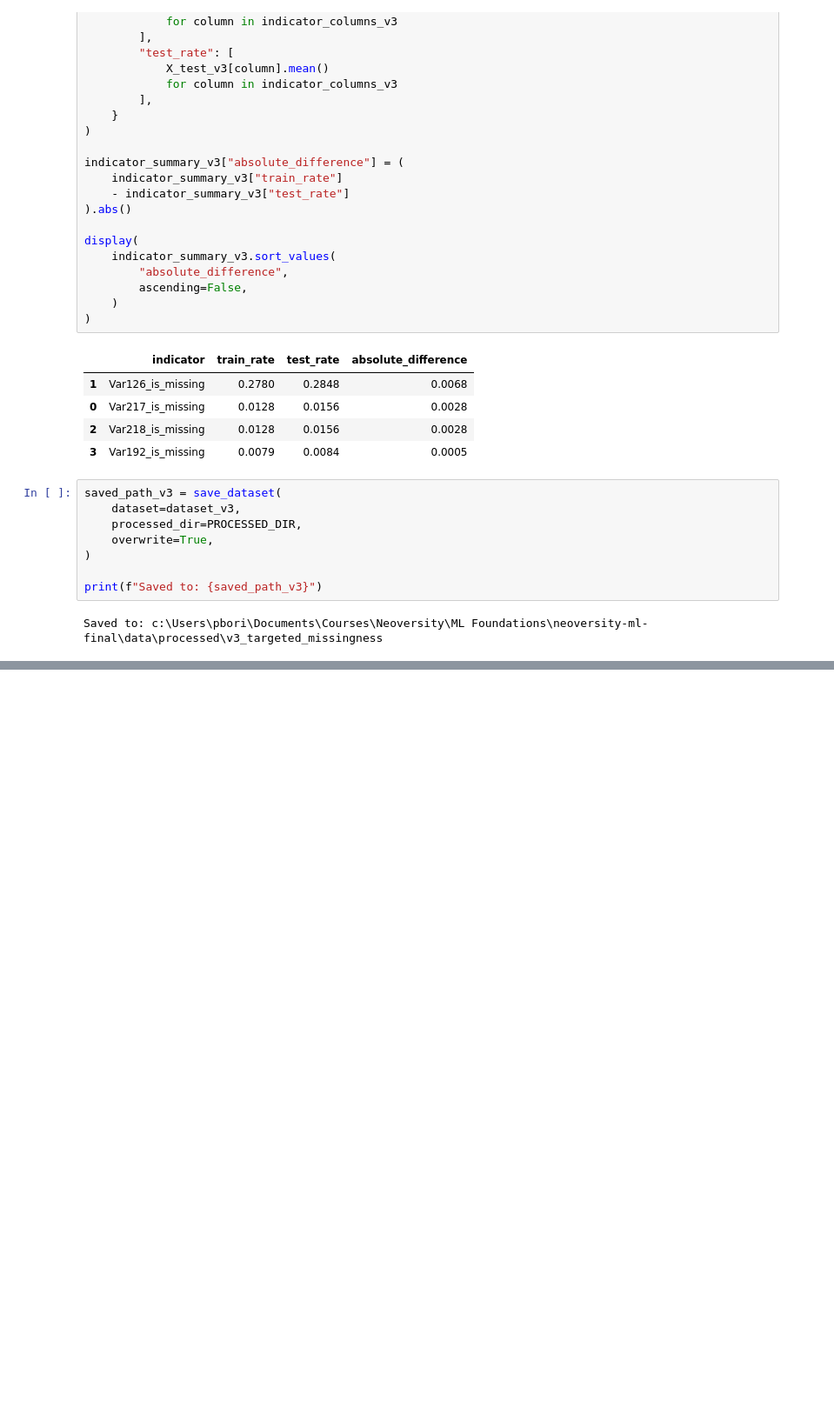
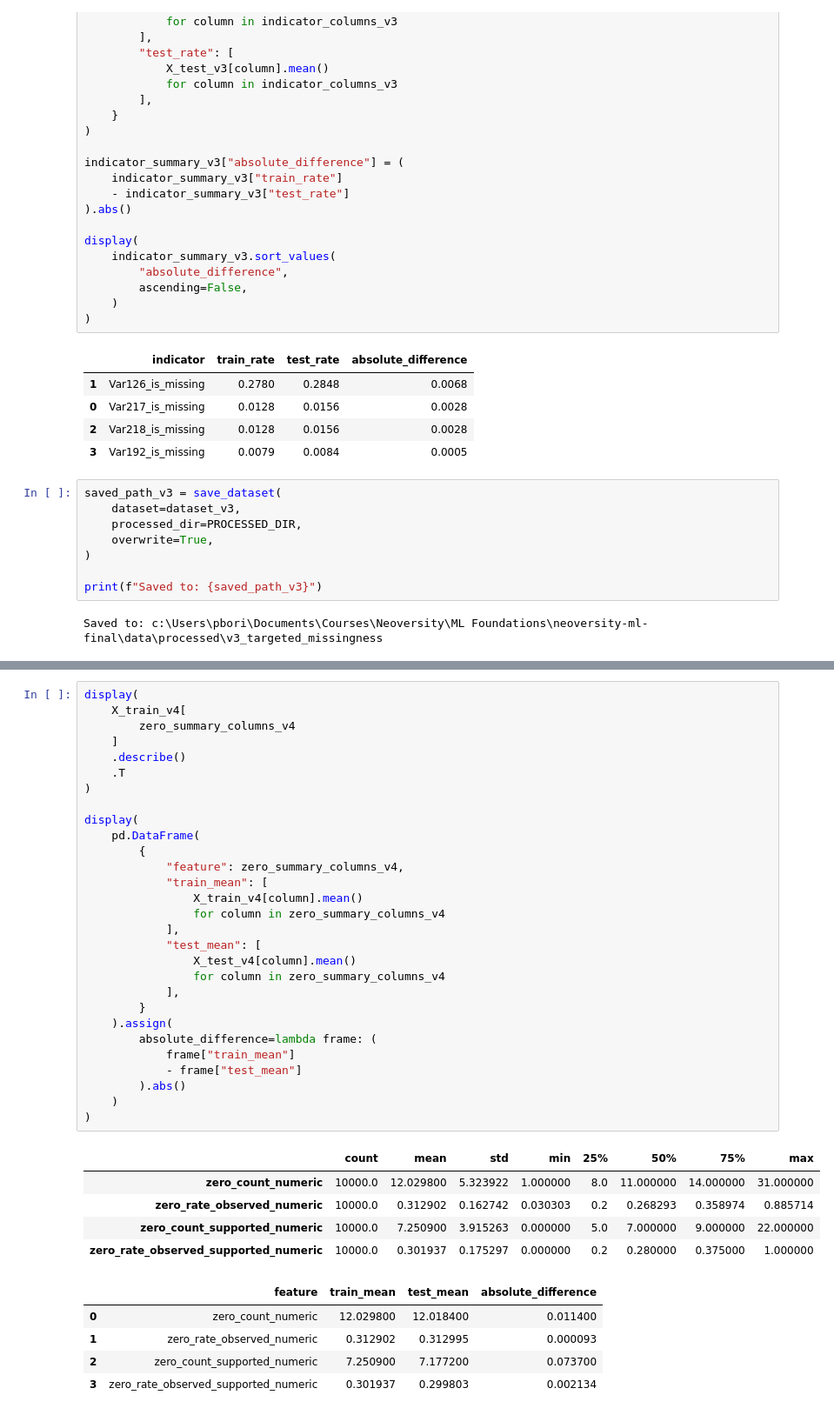
Before and after one commit to ayri77/neoversity-ml-final, a Jupyter notebook: notebooks/03_feature_engineering.ipynb, the cells around one changed output, grey strips where cells are left out. Shown at 87% size. Saved outputs shown, nothing was run; the diff lists cells and outputs as text; blank space fills up the shorter version.

```diff
--- a/notebooks/03_feature_engineering.ipynb
+++ b/notebooks/03_feature_engineering.ipynb
@@ -723,0 +1224,40 @@ Saved to: c:\Users\pbori\Documents\Courses\Neoversity\ML Foundations\neoversity-
+# %%
+display(
+    X_train_v4[
+        zero_summary_columns_v4
+    ]
+    .describe()
+    .T
+)
+
+display(
+    pd.DataFrame(
+        {
+            "feature": zero_summary_columns_v4,
+            "train_mean": [
+                X_train_v4[column].mean()
+                for column in zero_summary_columns_v4
+            ],
+            "test_mean": [
+                X_test_v4[column].mean()
+                for column in zero_summary_columns_v4
+            ],
+        }
+    ).assign(
+        absolute_difference=lambda frame: (
+            frame["train_mean"]
+            - frame["test_mean"]
+        ).abs()
+    )
+)
+# %% [output]
+|  | count | mean | std | min | 25% | 50% | 75% | max |
+| zero_count_numeric | 10000.0 | 12.029800 | 5.323922 | 1.000000 | 8.0 | 11.000000 | 14.000000 | 31.000000 |
+| zero_rate_observed_numeric | 10000.0 | 0.312902 | 0.162742 | 0.030303 | 0.2 | 0.268293 | 0.358974 | 0.885714 |
+| zero_count_supported_numeric | 10000.0 | 7.250900 | 3.915263 | 0.000000 | 5.0 | 7.000000 | 9.000000 | 22.000000 |
+| zero_rate_observed_supported_numeric | 10000.0 | 0.301937 | 0.175297 | 0.000000 | 0.2 | 0.280000 | 0.375000 | 1.000000 |
+|  | feature | train_mean | test_mean | absolute_difference |
+| 0 | zero_count_numeric | 12.029800 | 12.018400 | 0.011400 |
+| 1 | zero_rate_observed_numeric | 0.312902 | 0.312995 | 0.000093 |
+| 2 | zero_count_supported_numeric | 7.250900 | 7.177200 | 0.073700 |
+| 3 | zero_rate_observed_supported_numeric | 0.301937 | 0.299803 | 0.002134 |
```
Also changed, not shown: parts of 11 cells of this notebook, 2 other files.
